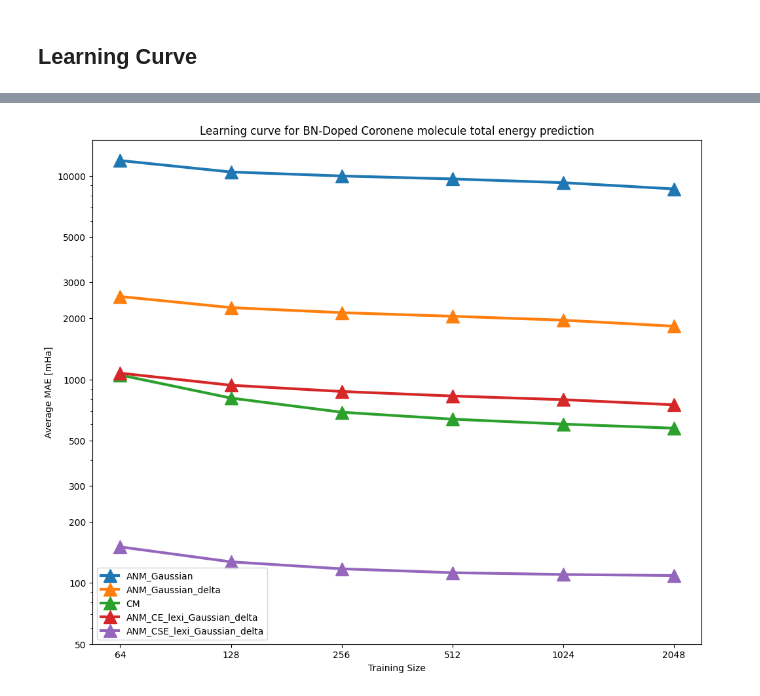
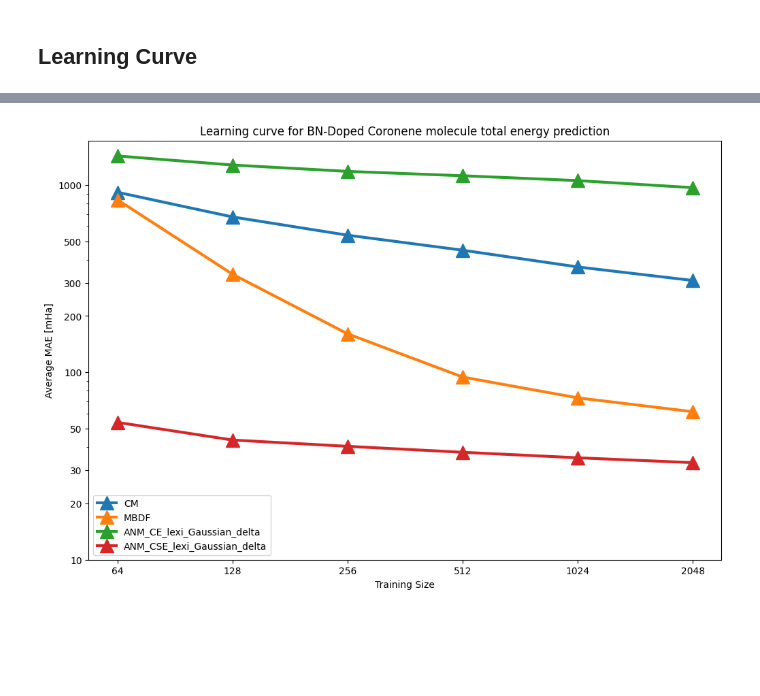
Before and after one commit to GabrielWu2004/Alchemical_Normal_Modes, a Jupyter notebook: [2]_ANM_with_coronene/main_code/performance_evaluation.ipynb, the cells around one changed output, grey strips where cells are left out. Drawn from its saved outputs; the diff is of its cells as text; code cells hidden in the pictures; blank space fills up the shorter version.

Commit message:
generated new baseline performance: CM, BOB, MBDF

```diff
--- a/[2]_ANM_with_coronene/main_code/performance_evaluation.ipynb
+++ b/[2]_ANM_with_coronene/main_code/performance_evaluation.ipynb
@@ -88,8 +88,8 @@ with warnings.catch_warnings():
         model_performance.at[index, 'average MAE (mHa)'] = average_error * 1000
         model_performance.at[index, 'standard deviation (mHa)'] = std_dev_error * 1000
 
-model_collection['ANM_Gaussian_delta'] = model
-performance_summary['ANM_Gaussian_delta'] = model_performance
+model_collection['ANM_lexi_Gaussian_delta'] = model
+performance_summary['ANM_lexi_Gaussian_delta'] = model_performance
 
 display(model_performance)
 # %% [output]
@@ -143,31 +103,3 @@ display(model_performance)
-# %%
-MBDF_rep = np.genfromtxt("../data/coronene_training_data/MBDF.csv", delimiter=',')
-
-X = CM_rep.to_numpy()
-y = delta_delta_total_energy.to_numpy()
-
-best_params = {'alpha': 0.00011806857533747571, 'gamma': 0.00010582969605609149, 'kernel': 'rbf'}
-model = KernelRidge(**best_params)
-
-columns = ['training size', 'average MAE (mHa)', 'standard deviation (mHa)']
-model_performance = pd.DataFrame(columns=columns)
-
-training_size = [2**i for i in range(6, 12)]
-num_trials = 10
-
-with warnings.catch_warnings():
-    for index, num_training_sample in enumerate(training_size):
-        warnings.filterwarnings("ignore")
-        index = index + 1
-        average_error, std_dev_error = evaluate_performance(model, X, y, num_training_sample, num_trials)
-        model_performance.at[index, 'training size'] = num_training_sample
-        model_performance.at[index, 'average MAE (mHa)'] = average_error * 1000
-        model_performance.at[index, 'standard deviation (mHa)'] = std_dev_error * 1000
-
-model_collection['CM'] = model
-performance_summary['CM'] = model_performance
-
-display(model_performance)
 # %% [markdown]
 ## CE with Gaussian ##
 # %%
@@ -445,35 +369,38 @@ dict_keys(['ANM_Gaussian', 'ANM_Gaussian_delta', 'CM', 'ANM_CE_lexi_Gaussian_del
 # %%
 # performance_summary.pop("ANM_CSE_lexi_nd_Gaussian_delta")
 
-plt.figure(figsize=(12, 10))
+target_key = ['CM', 'MBDF', 'ANM_CE_lexi_Gaussian_delta', 'ANM_CSE_lexi_Gaussian_delta']
 
-x = performance_summary['ANM_Gaussian']['training size']
+plt.figure(figsize=(12, 8))
+
+x = performance_summary['CM']['training size']
 y_values = {}
 for key, df in performance_summary.items():
-    y_values[key] = df['average MAE (mHa)']
+    if key in target_key:
+        y_values[key] = df['average MAE (mHa)']
 
 linewidth = 3
 markersize = 15
 
 for key, y_value in y_values.items():
     plt.plot(x, y_value, label=key, marker='^', linestyle='-', linewidth=linewidth, markersize=markersize)
 
 plt.title('Learning curve for BN-Doped Coronene molecule total energy prediction')
 plt.xlabel('Training Size')
 plt.ylabel('Average MAE [mHa]')
 plt.legend()
 
 plt.xscale('log', base=2)
 plt.yscale('log', base=10)
 xticks = [2**i for i in range(6, 12)]
-yticks = [50, 100, 200, 300, 500, 1000, 2000, 3000, 5000, 10000]
+yticks = [10, 20, 30, 50, 100, 200, 300, 500, 1000]
 plt.xticks(xticks, labels = xticks)
 plt.yticks(yticks, labels = yticks)
 
-plt.savefig('../graph/[Coronene] [2.0] Learning curve for BN-Doped Coronene molecule total energy prediction.png', dpi=300)
+plt.savefig('../graph/[Coronene] [3.0] Learning curve for BN-Doped Coronene molecule total energy prediction.png', dpi=300)
 plt.show()
 # %% [output]
-[figure, old version]
+[figure, new version]
 # %%
 plt.figure(figsize=(12, 8))
 x = performance_summary['ANM_Gaussian']['training size']
```
Also changed, not shown: parts of 5 cells of this notebook, 7 other files.
